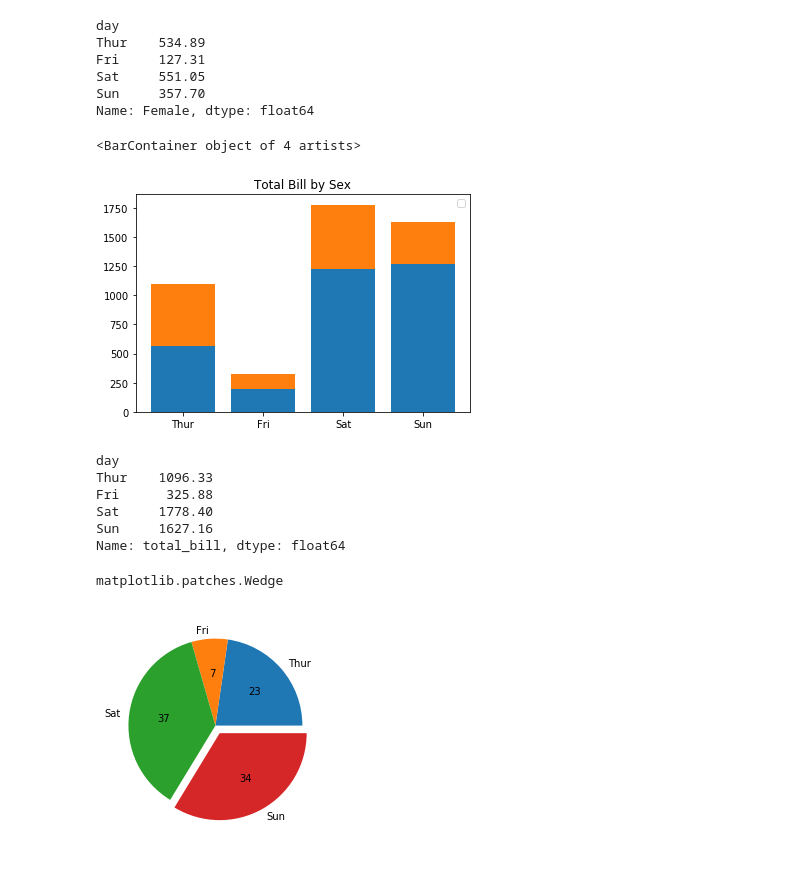
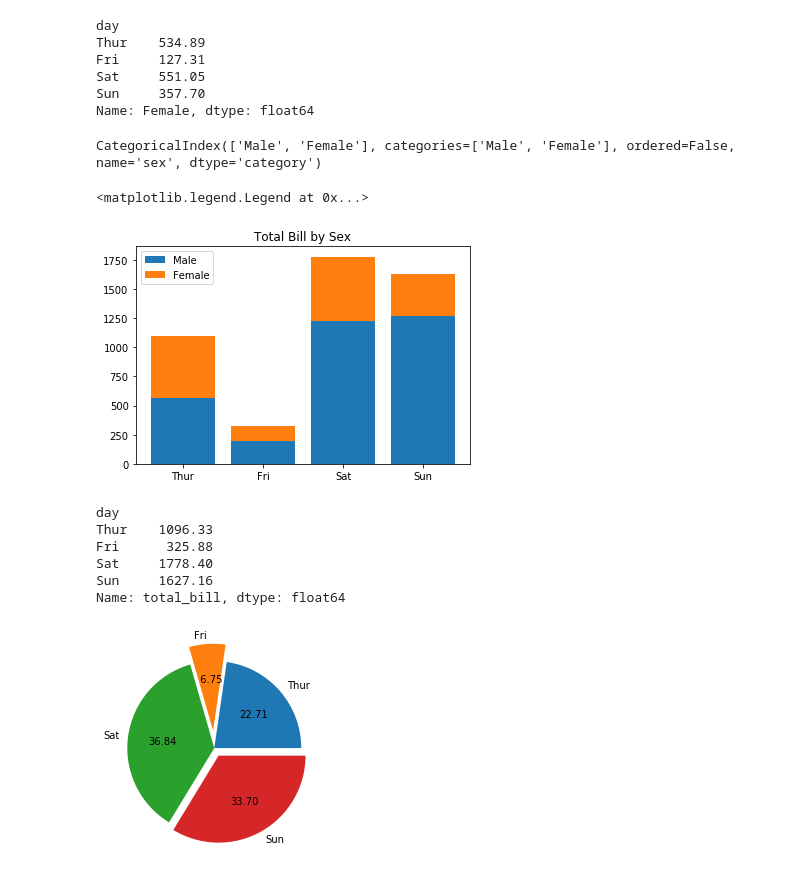
Before and after one commit to srikanthpragada/DS_16_AUG_2019, a Jupyter notebook: matplotlibdemo.ipynb, the cells around one changed output. Saved outputs shown, nothing was run; the diff lists cells and outputs as text; code cells hidden in the pictures.

```diff
--- a/matplotlibdemo.ipynb
+++ b/matplotlibdemo.ipynb
@@ -139,14 +138,18 @@ Fri     127.31
 Sat     551.05
 Sun     357.70
 Name: Female, dtype: float64
+# %%
+total.columns
+# %% [output]
+CategoricalIndex(['Male', 'Female'], categories=['Male', 'Female'], ordered=False, name='sex', dtype='category')
 # %%
-plt.legend(total.columns)
 plt.title("Total Bill by Sex")
-plt.bar(x=total.index, height=total['Male'])
-plt.bar(x=total.index, height=total['Female'], bottom= total['Male'])
+b1 = plt.bar(x=total.index, height=total['Male'])
+b2 = plt.bar(x=total.index, height=total['Female'], bottom = total['Male'])
+plt.legend((b1[0], b2[0]), ('Male', 'Female'))
 # %% [output]
-<BarContainer object of 4 artists>
+<matplotlib.legend.Legend at 0x...>
-[figure, old version]
+[figure, new version]
 # %%
 day_total = tips.groupby("day")['total_bill'].sum()
 # %%
@@ -159,8 +162,6 @@ Sat     1778.40
 Sun     1627.16
 Name: total_bill, dtype: float64
 # %%
-ax = plt.pie( day_total.values, labels = day_total.index, autopct="%2.0f", explode=(0,0,0,0.1))
-type(ax[0][0])
+ax = plt.pie(day_total.values, labels = day_total.index, autopct="%5.2f",explode=(0,0.2,0,0.1))
 # %% [output]
-matplotlib.patches.Wedge
-[figure, old version]
+[figure, new version]
```
Also changed, not shown: parts of 5 cells of this notebook.
